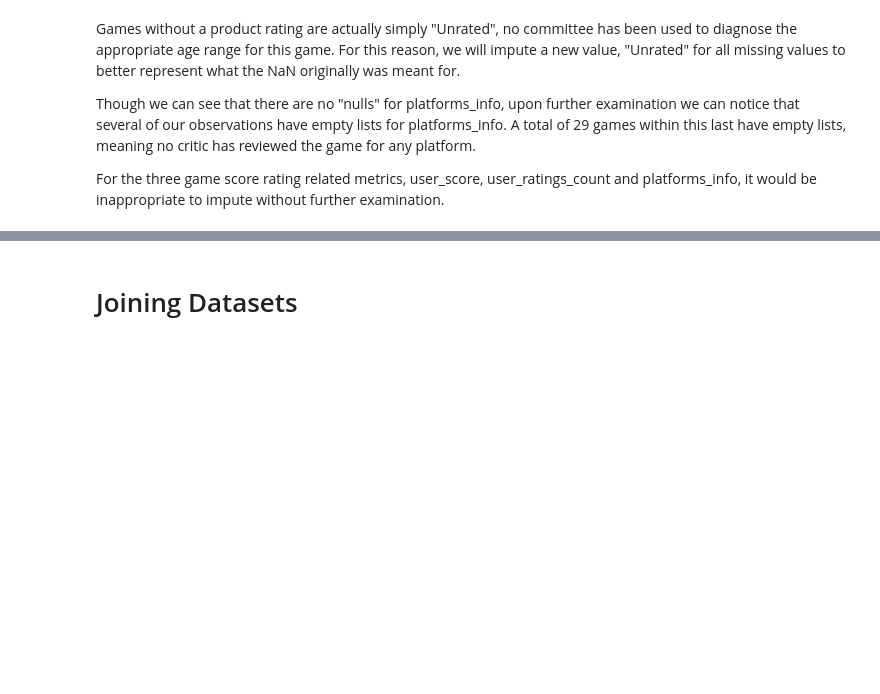
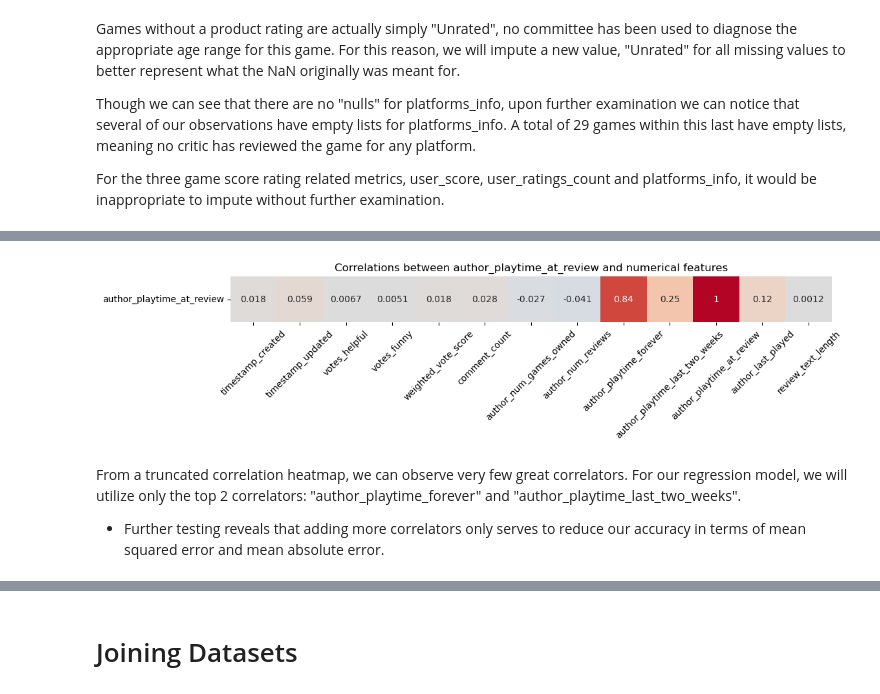
Before and after one commit to DVDMVN/GMDT_PROJ, a Jupyter notebook: cleaning.ipynb, the cells around one changed output, grey strips where cells are left out. Drawn from its saved outputs; the diff is of its cells as text; code cells hidden in the pictures; blank space fills up the shorter version.

```diff
--- a/cleaning.ipynb
+++ b/cleaning.ipynb
@@ -624,0 +727,26 @@ For the three game score rating related metrics, user_score, user_ratings_count
+# %%
+steam_reviews['review'] = steam_reviews['review'].fillna("") # We treat our missing reviews as simply blank
+
+def plot_correlations_between_author_playtime_and_numerical_features() -> plt.Figure:
+    steam_reviews['review_text_length'] = steam_reviews['review'].apply(lambda x: len(x)) # Feature engineering review text length to see if we can observe any connection between length and our target
+    plt.figure(figsize=(12,8))
+    correlators = steam_reviews.select_dtypes("number").drop(["app_id", "review_id", "author_steamid"], axis=1)
+    sns.heatmap(
+        correlators.corr()[['author_playtime_at_review']].T,
+        annot=True,
+        cmap="coolwarm",
+        vmin=-1,
+        vmax=1,
+        square=True,
+        cbar=False
+    )
+    plt.xticks(rotation=45)
+    plt.yticks(rotation=0)
+    plt.title("Correlations between author_playtime_at_review and numerical features")
+    return plt.gcf()
+_ = plot_correlations_between_author_playtime_and_numerical_features()
+# %% [output]
+[figure, added]
+# %% [markdown]
+From a truncated correlation heatmap, we can observe very few great correlators. For our regression model, we will utilize only the top 2 correlators: "author_playtime_forever" and "author_playtime_last_two_weeks".
+- Further testing reveals that adding more correlators only serves to reduce our accuracy in terms of mean squared error and mean absolute error.
```
Also changed, not shown: parts of 22 cells of this notebook, 17 other files.
